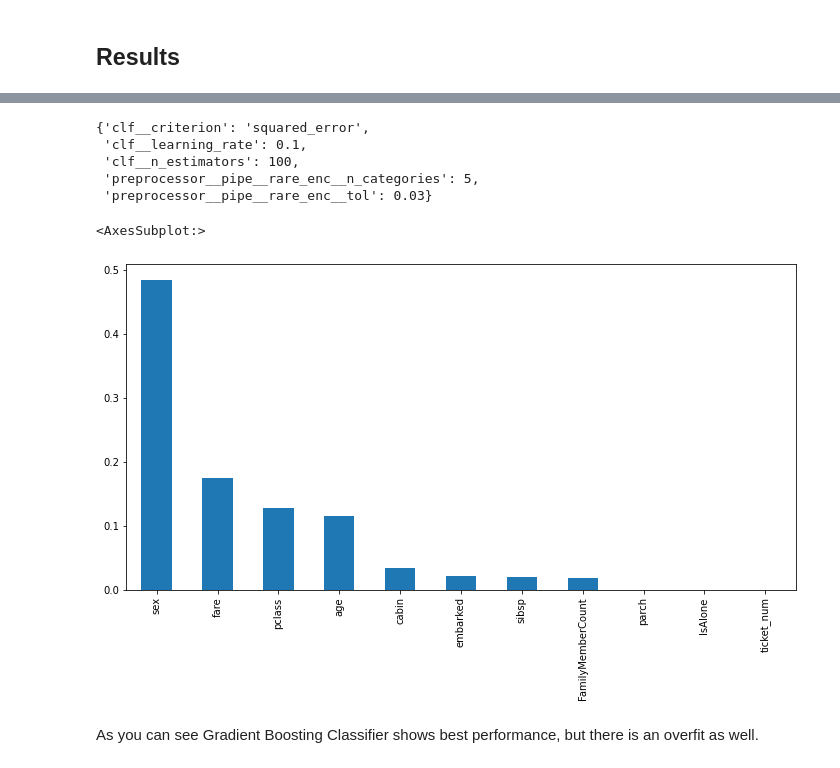
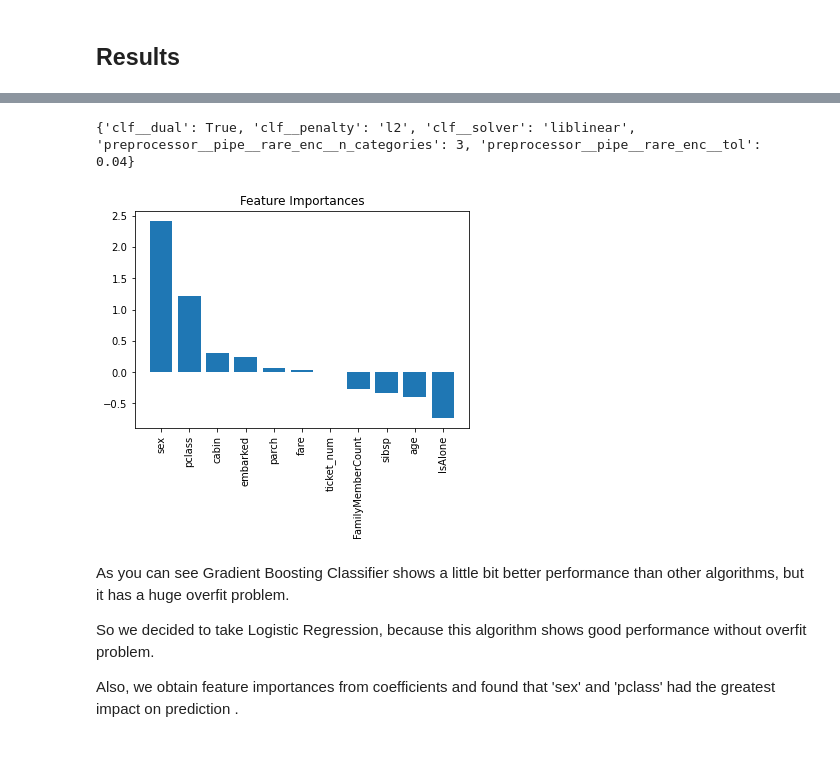
Before and after one commit to vadimlee33/Titanic-Survival-Prediction, a Jupyter notebook: titanic_main.ipynb, the cells around one changed output, grey strips where cells are left out. Cells and saved outputs as stored; diff of their text form; code cells hidden in the pictures.

```diff
--- a/titanic_main.ipynb
+++ b/titanic_main.ipynb
@@ -619,20 +784,30 @@ test roc_auc score: 0.85
 # %%
-grid_search_GBC.best_params_
+# Show  the best parameters for Logistic Regression model
+
+print(grid_search_lr.best_params_)
 # %% [output]
-{'clf__criterion': 'squared_error',
- 'clf__learning_rate': 0.1,
- 'clf__n_estimators': 100,
- 'preprocessor__pipe__rare_enc__n_categories': 5,
- 'preprocessor__pipe__rare_enc__tol': 0.03}
+{'clf__dual': True, 'clf__penalty': 'l2', 'clf__solver': 'liblinear', 'preprocessor__pipe__rare_enc__n_categories': 3, 'preprocessor__pipe__rare_enc__tol': 0.04}
+# %%
+# Create Dataframe with important features obtained from coefficients
+importances_df = pd.DataFrame({
+    'Feature': X_train.columns,
+    'Importance': grid_search_lr.best_estimator_.named_steps['clf'].coef_[0]
+})
+
+# Sort values by "Importance" feature
+importances_df = importances_df.sort_values(by = 'Importance', ascending = False)
 # %%
 # The most important features
 
-importance = pd.Series(grid_search_GBC.best_estimator_.named_steps['clf'].feature_importances_)
-importance.index = final_cols
-importance.sort_values(inplace = True, ascending = False)
-importance.plot.bar(figsize = (12, 6))
+plt.bar(x = importances_df['Feature'], height = importances_df['Importance'])
+plt.title('Feature Importances')
+plt.xticks(rotation = 'vertical')
+plt.show()
 # %% [output]
-<AxesSubplot:>
-[figure, old version]
+[figure, new version]
 # %% [markdown]
-As you can see Gradient Boosting Classifier shows best performance, but there is an overfit as well.
+As you can see Gradient Boosting Classifier shows a little bit better performance than other algorithms, but it has a huge overfit problem.
+
+So we decided to take Logistic Regression, because this algorithm shows good performance without overfit problem.
+
+Also, we obtain feature importances from coefficients and found that 'sex' and 'pclass' had the greatest impact on prediction .
```
Also changed, not shown: parts of 43 cells of this notebook.
